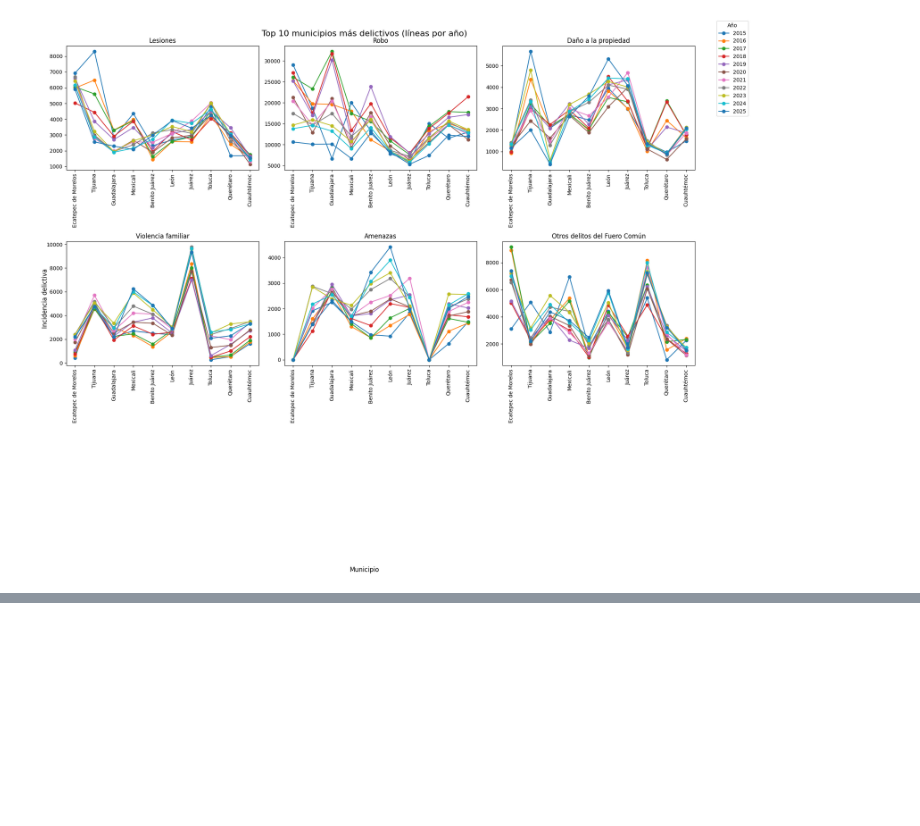
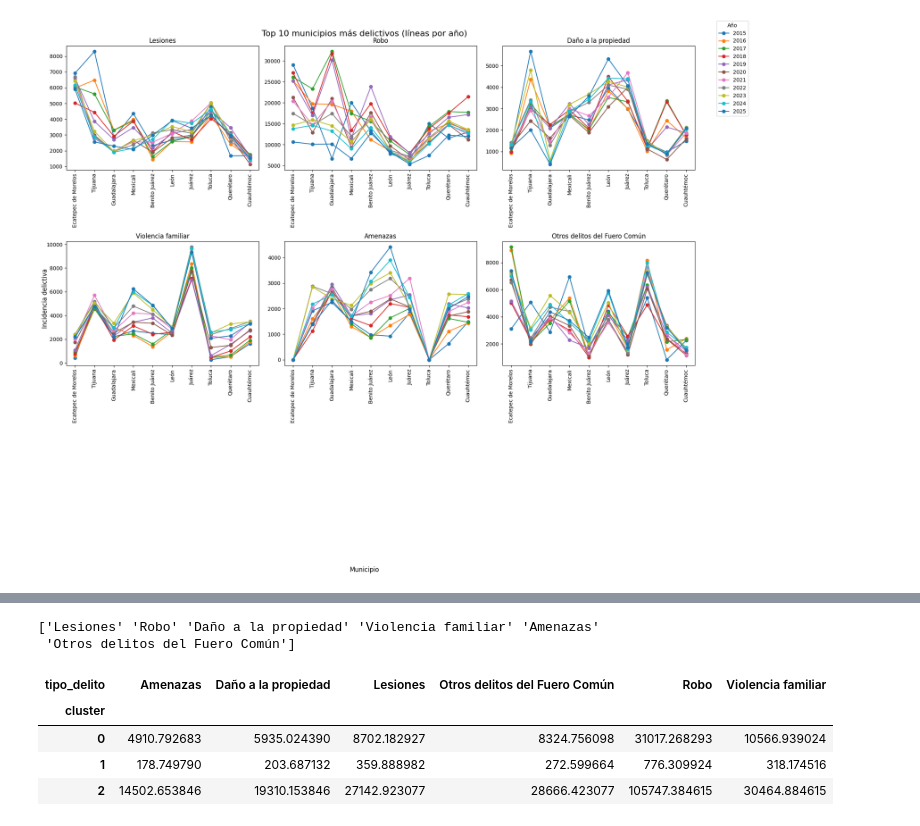
Before and after one commit to SebastianIsaacRV/proyecto_AAA_2026-1_equipo4, a Jupyter notebook: notebooks/EDA_incidencia_delictiva_municipal.ipynb, the cells around one changed output, grey strips where cells are left out. Cells and saved outputs as stored; diff of their text form; code cells hidden in the pictures; blank space fills up the shorter version.

```diff
--- a/notebooks/EDA_incidencia_delictiva_municipal.ipynb
+++ b/notebooks/EDA_incidencia_delictiva_municipal.ipynb
@@ -496,0 +504,14 @@ plt.show()
+# %%
+df_filtrado = df_municipal_ordenado[
+      (
+          df_municipal_ordenado["tipo_delito"].isin(
+              df_municipal_ordenado.groupby("tipo_delito")["incidencia_delictiva"].sum().sort_values(ascending=False).nlargest(6).index)
+          )
+    | (
+        df_municipal_ordenado["subtipo_delito"].isin(
+            df_municipal_ordenado.groupby("subtipo_delito")["incidencia_delictiva"].sum().sort_values(ascending=False).nlargest(6).index)
+        )
+    | (df_municipal_ordenado["modalidad"].isin(
+        df_municipal_ordenado.groupby("modalidad")["incidencia_delictiva"].sum().sort_values(ascending=False).nlargest(7))
+    )
+]
@@ -496,0 +527,5 @@ plt.show()
+# %%
+print(df_filtrado["tipo_delito"].unique())
+# %% [output]
+['Lesiones' 'Robo' 'Daño a la propiedad' 'Violencia familiar' 'Amenazas'
+ 'Otros delitos del Fuero Común']
@@ -496,0 +554,8 @@ plt.show()
+# %%
+df_pivot.groupby("cluster").mean(numeric_only=True)
+# %% [output]
+| tipo_delito | Amenazas | Daño a la propiedad | Lesiones | Otros delitos del Fuero Común | Robo | Violencia familiar |
+| cluster |  |  |  |  |  |  |
+| 0 | 4910.792683 | 5935.024390 | 8702.182927 | 8324.756098 | 31017.268293 | 10566.939024 |
+| 1 | 178.749790 | 203.687132 | 359.888982 | 272.599664 | 776.309924 | 318.174516 |
+| 2 | 14502.653846 | 19310.153846 | 27142.923077 | 28666.423077 | 105747.384615 | 30464.884615 |
```
Also changed, not shown: parts of 8 cells of this notebook.
